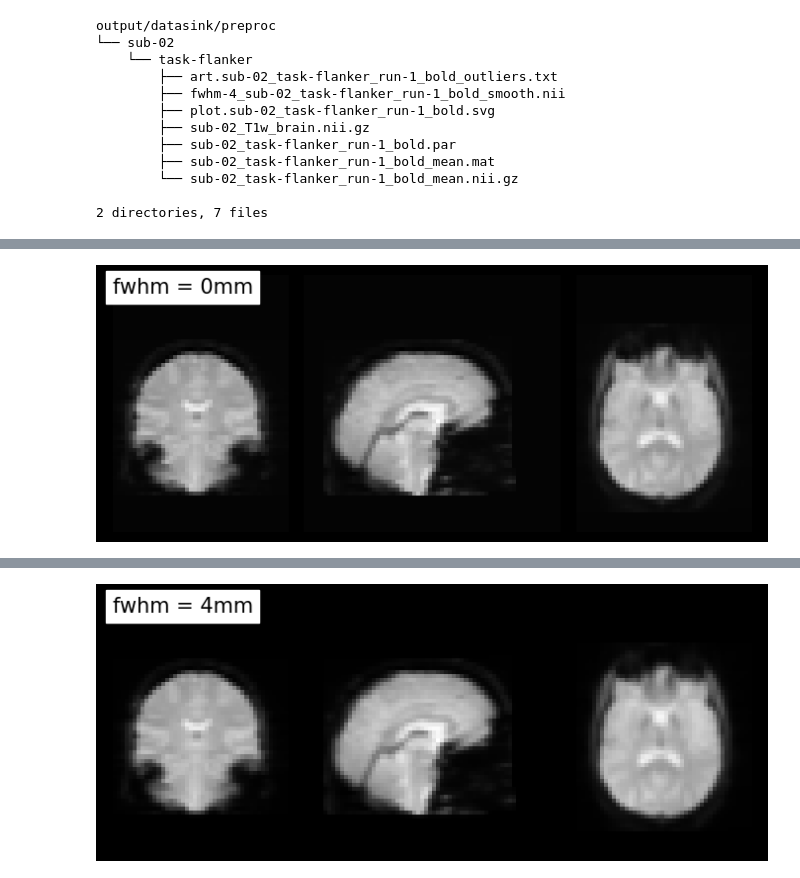
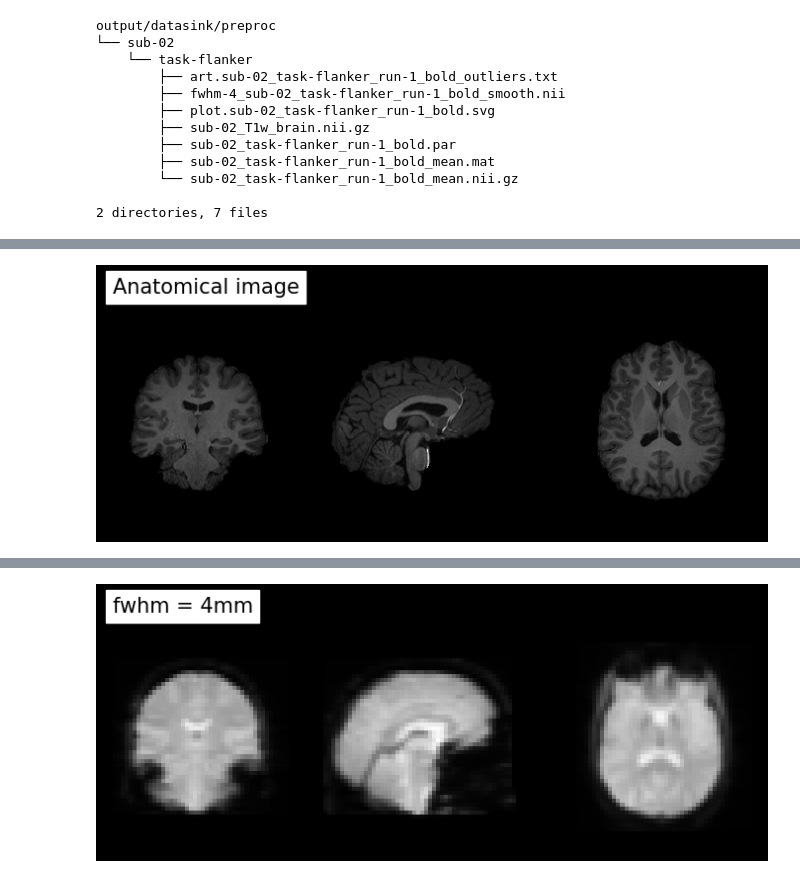
Before and after one commit to dominikpegler/tewa2-neuroimaging, a Jupyter notebook: assignments/Individual assignment 2.ipynb, the cells around one changed output, grey strips where cells are left out. Cells and saved outputs as stored; diff of their text form; code cells hidden in the pictures.

```diff
--- a/assignments/Individual assignment 2.ipynb
+++ b/assignments/Individual assignment 2.ipynb
@@ -365,5 +440,14 @@ plotting.plot_epi(
-# %%
-plotting.plot_epi(opj(out_path, 'sub-02_task-flanker_run-1_bold_mean.nii.gz'),
-                  title="fwhm = 0mm", display_mode='ortho', annotate=False, draw_cross=False, cmap='gray');
-# %% [output]
-[figure, removed]
+# %%
+#%matplotlib inline
+out_path = f"output/datasink/preproc/sub-{subject_list[0]}/task-flanker"
+
+plotting.plot_epi(
+    opj(out_path, f"sub-{subject_list[0]}_T1w_brain.nii.gz"),
+    title="Anatomical image",
+    display_mode="ortho",
+    annotate=False,
+    draw_cross=False,
+    cmap="gray",
+);
+# %% [output]
+[figure, added]
```
Also changed, not shown: parts of 39 cells of this notebook, 1 other file.
